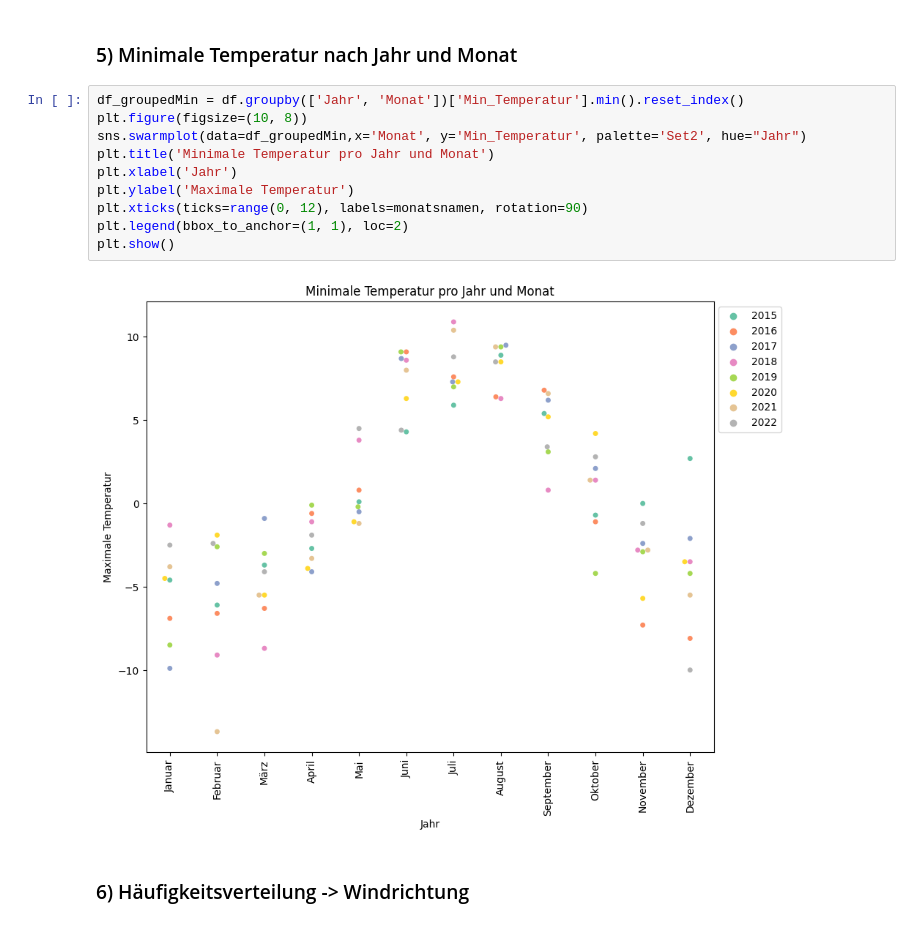
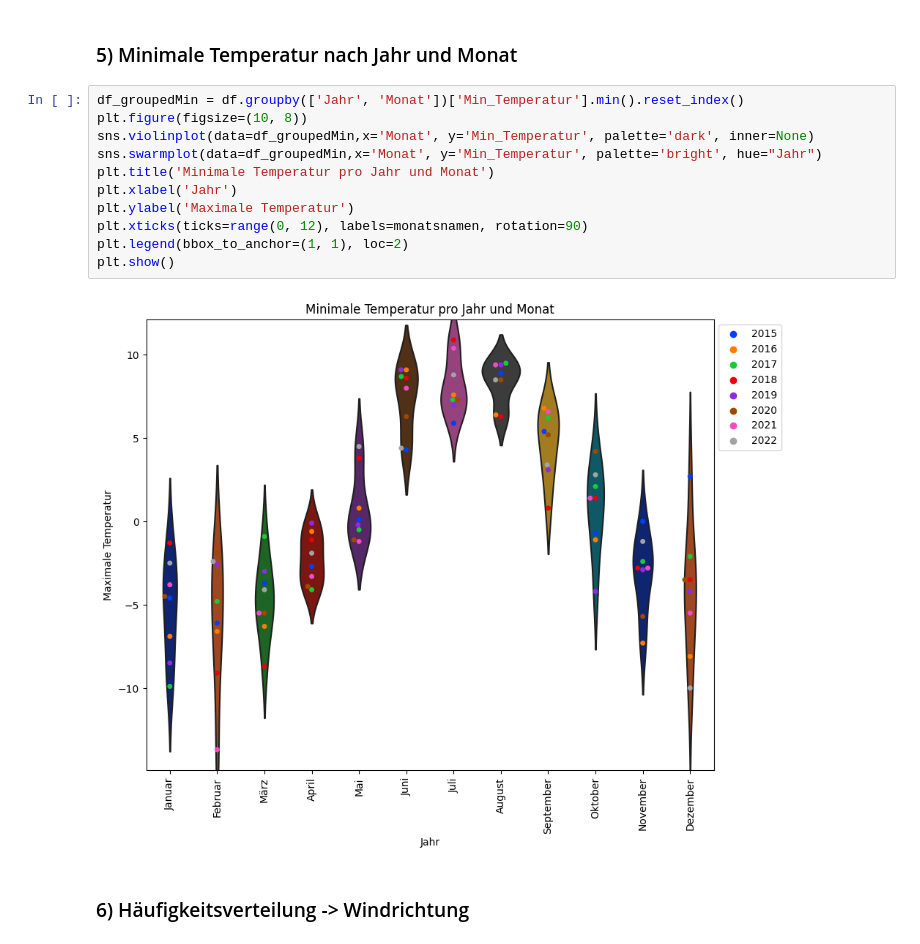
Before and after one commit to marcwiemann/Angewandte_ProgrammierungSS23, a Jupyter notebook: main.ipynb, the cells around one changed output. Cells and saved outputs as stored; diff of their text form.

```diff
--- a/main.ipynb
+++ b/main.ipynb
@@ -228,15 +240,16 @@ plt.show()
 # %%
 df_groupedMin = df.groupby(['Jahr', 'Monat'])['Min_Temperatur'].min().reset_index()
 plt.figure(figsize=(10, 8))
-sns.swarmplot(data=df_groupedMin,x='Monat', y='Min_Temperatur', palette='Set2', hue="Jahr")
+sns.violinplot(data=df_groupedMin,x='Monat', y='Min_Temperatur', palette='dark', inner=None)
+sns.swarmplot(data=df_groupedMin,x='Monat', y='Min_Temperatur', palette='bright', hue="Jahr")
 plt.title('Minimale Temperatur pro Jahr und Monat')
 plt.xlabel('Jahr')
 plt.ylabel('Maximale Temperatur')
 plt.xticks(ticks=range(0, 12), labels=monatsnamen, rotation=90)
 plt.legend(bbox_to_anchor=(1, 1), loc=2)
 plt.show()
 # %% [output]
-[figure, old version]
+[figure, new version]
 # %% [markdown]
 ### 6) Häufigkeitsverteilung -> Windrichtung
 # %%
```
Also changed, not shown: parts of 2 cells of this notebook.
